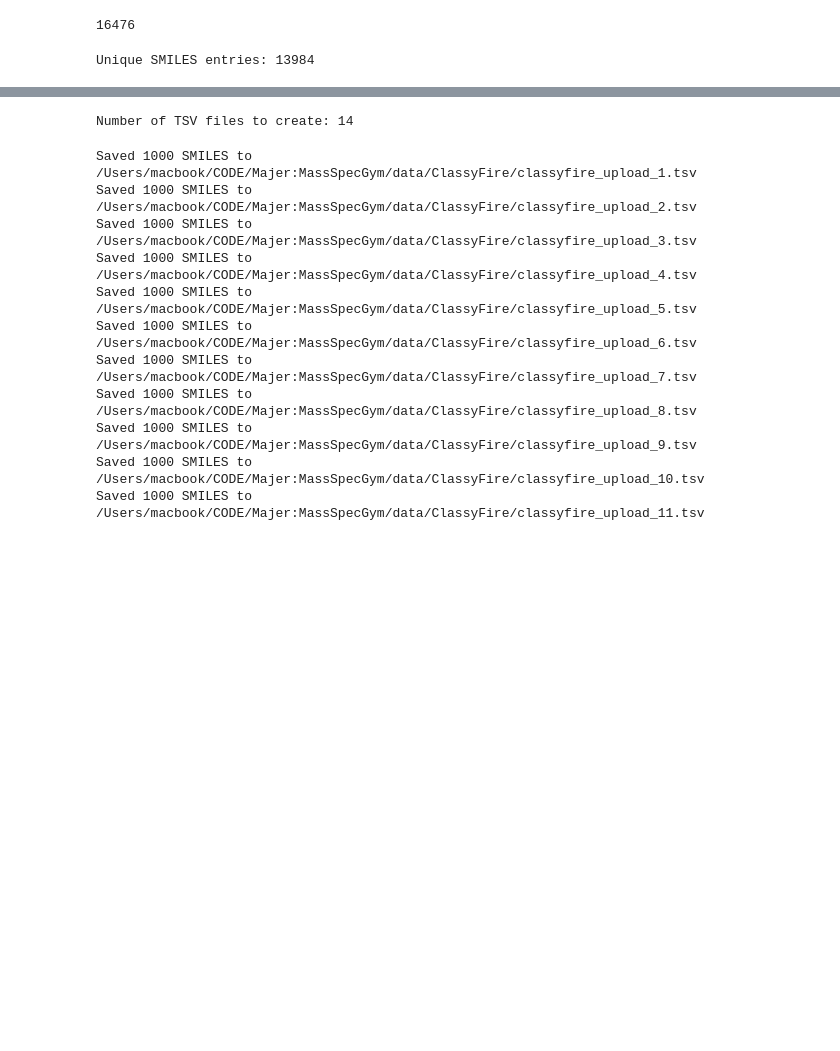
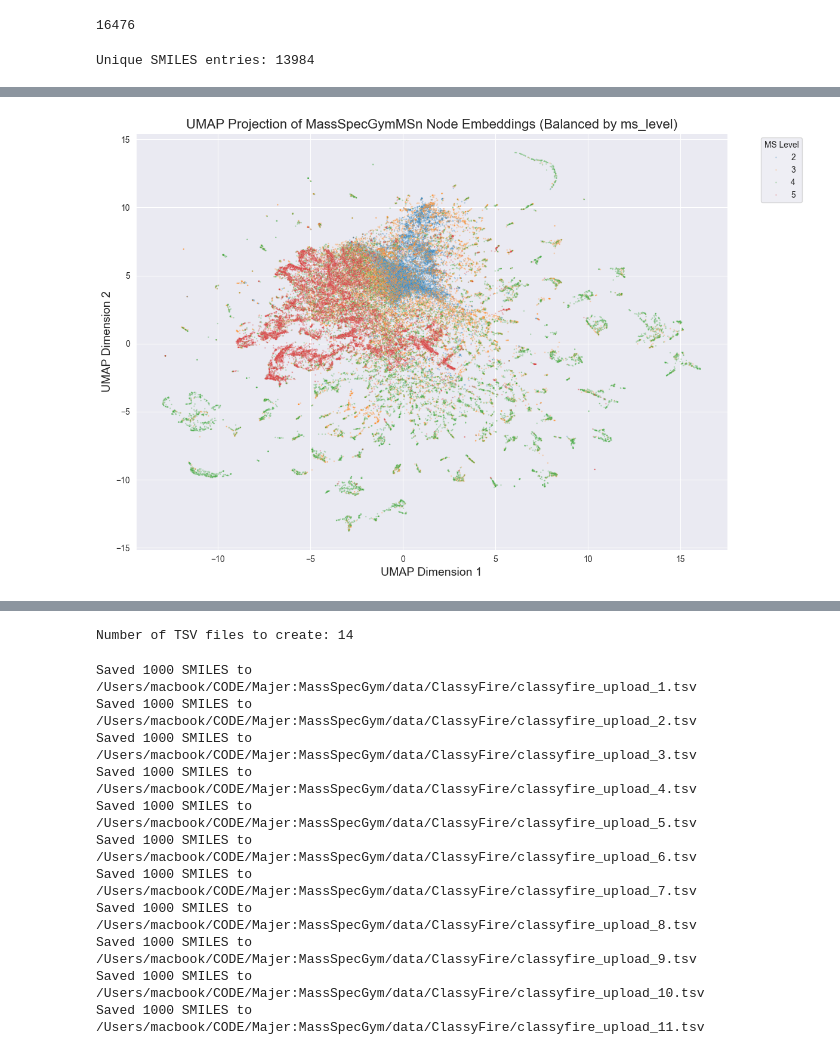
Before and after one commit to Jozefov/MassSpecGymMSn, a Jupyter notebook: notebooks/MSn/dataset_analysis/analysis_2.ipynb, the cells around one changed output, grey strips where cells are left out. Saved outputs shown, nothing was run; the diff lists cells and outputs as text; code cells hidden in the pictures; blank space fills up the shorter version.

```diff
--- a/notebooks/MSn/dataset_analysis/analysis_2.ipynb
+++ b/notebooks/MSn/dataset_analysis/analysis_2.ipynb
@@ -47,0 +313,33 @@ Unique SMILES entries: 13984
+# %%
+# Determine the minimum number of samples across all ms_levels
+min_samples = data['ms_level'].value_counts().min()
+
+# Balance the dataset by sampling min_samples from each ms_level
+balanced_data = data.groupby('ms_level').apply(lambda x: x.sample(n=min_samples, random_state=42)).reset_index(drop=True)
+
+# Plot the balanced data
+plt.figure(figsize=(12, 8))
+
+sns.scatterplot(
+    x='UMAP_1',
+    y='UMAP_2',
+    hue='ms_level',
+    palette='tab10',
+    data=balanced_data,
+    legend='full',
+    alpha=0.3,  # Adjust transparency to reduce overlap
+    s=3  # Adjust point size
+)
+
+plt.title('UMAP Projection of MassSpecGymMSn Node Embeddings (Balanced by ms_level)', fontsize=16)
+plt.xlabel('UMAP Dimension 1', fontsize=14)
+plt.ylabel('UMAP Dimension 2', fontsize=14)
+
+# Adjust legend placement
+plt.legend(title='MS Level', bbox_to_anchor=(1.05, 1), loc='upper left')
+plt.tight_layout()
+
+# Show the plot
+plt.show()
+# %% [output]
+[figure, added]
```
Also changed, not shown: parts of 14 cells of this notebook.
